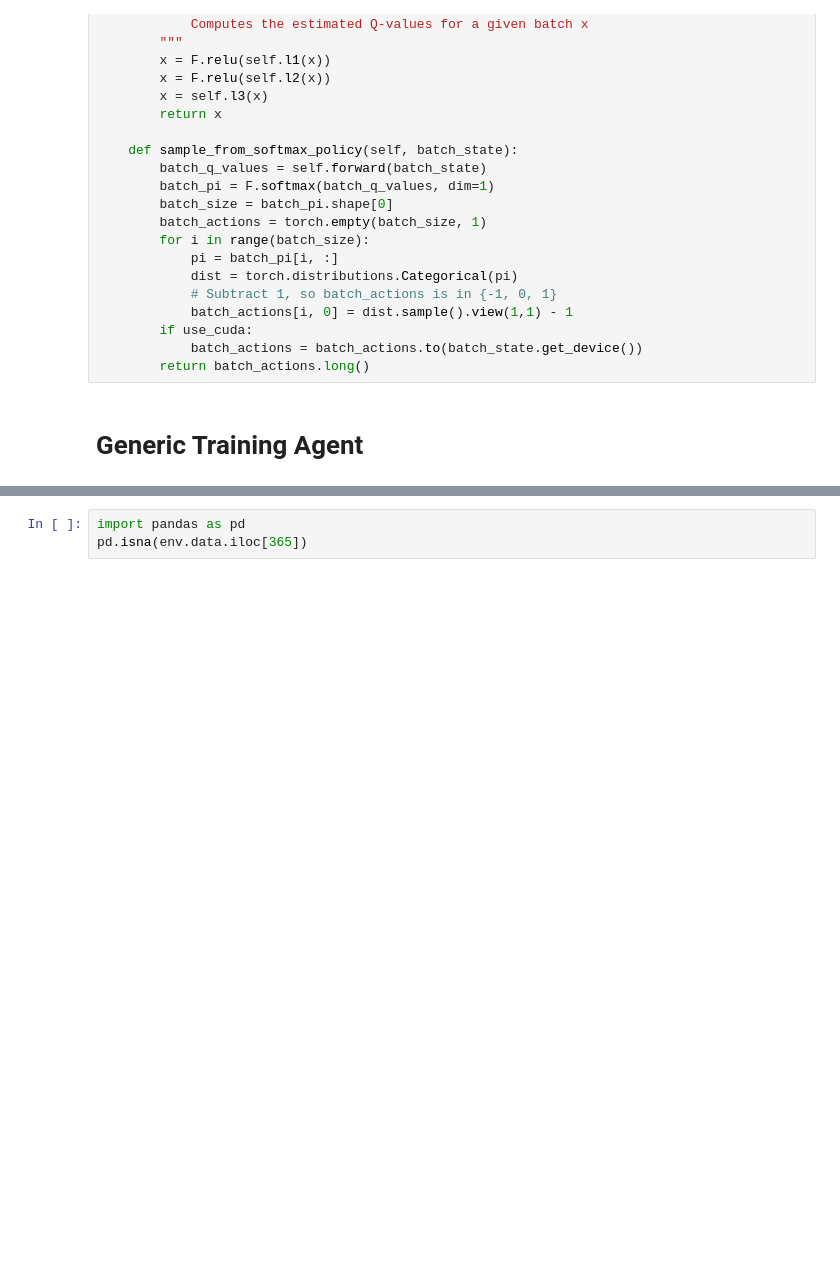
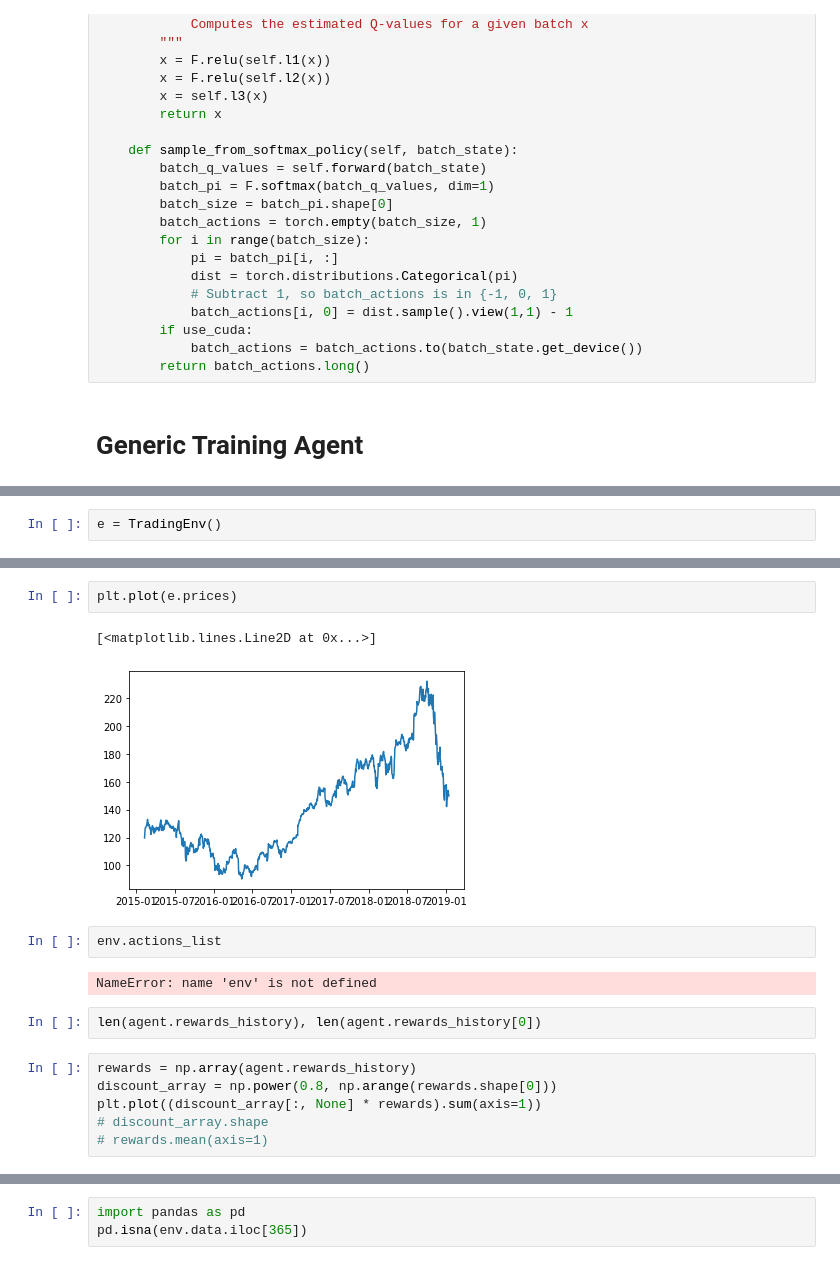
Before and after one commit to AaruranLog/rl-trading, a Jupyter notebook: agents.ipynb, the cells around one changed output, grey strips where cells are left out. Cells and saved outputs as stored; diff of their text form; blank space fills up the shorter version.

```diff
--- a/agents.ipynb
+++ b/agents.ipynb
@@ -233,0 +228,2 @@ steps = 750
+# %%
+e = TradingEnv()
@@ -234 +253,18 @@ steps = 750
+# %%
+plt.plot(e.prices)
+# %% [output]
+[<matplotlib.lines.Line2D at 0x...>]
+[figure, added]
+# %%
+env.actions_list
+# %% [output]
+NameError: name 'env' is not defined
+# %%
+len(agent.rewards_history), len(agent.rewards_history[0])
+# %%
+rewards = np.array(agent.rewards_history)
+discount_array = np.power(0.8, np.arange(rewards.shape[0]))
+plt.plot((discount_array[:, None] * rewards).sum(axis=1))
+# discount_array.shape
+# rewards.mean(axis=1)
 # %%
```
Also changed, not shown: parts of 10 cells of this notebook.
